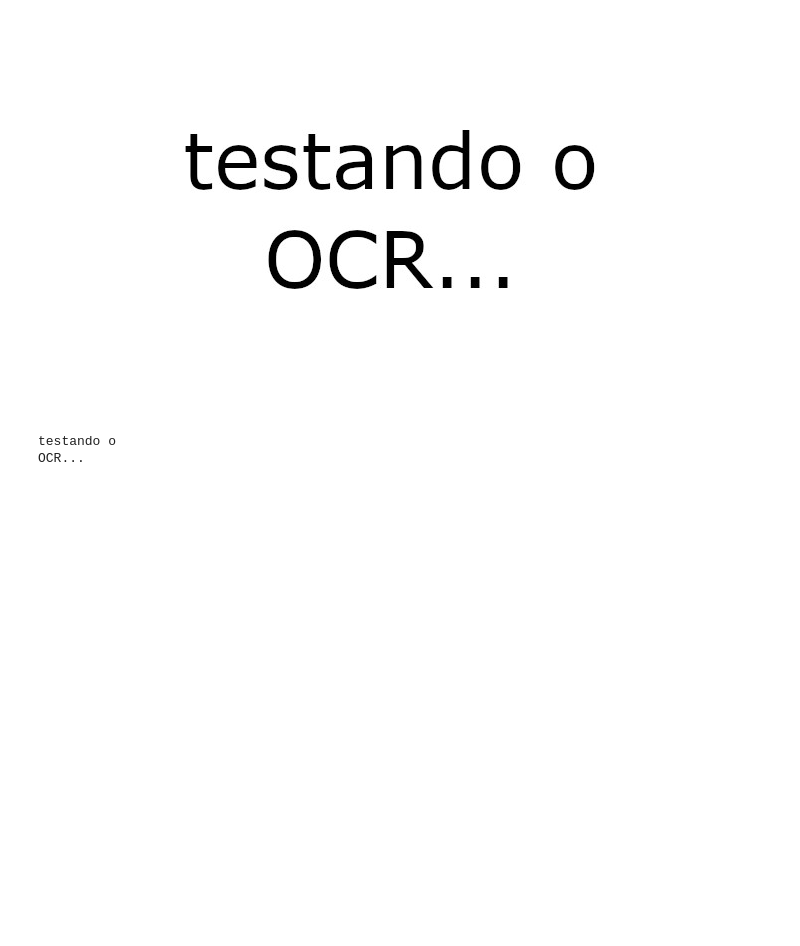
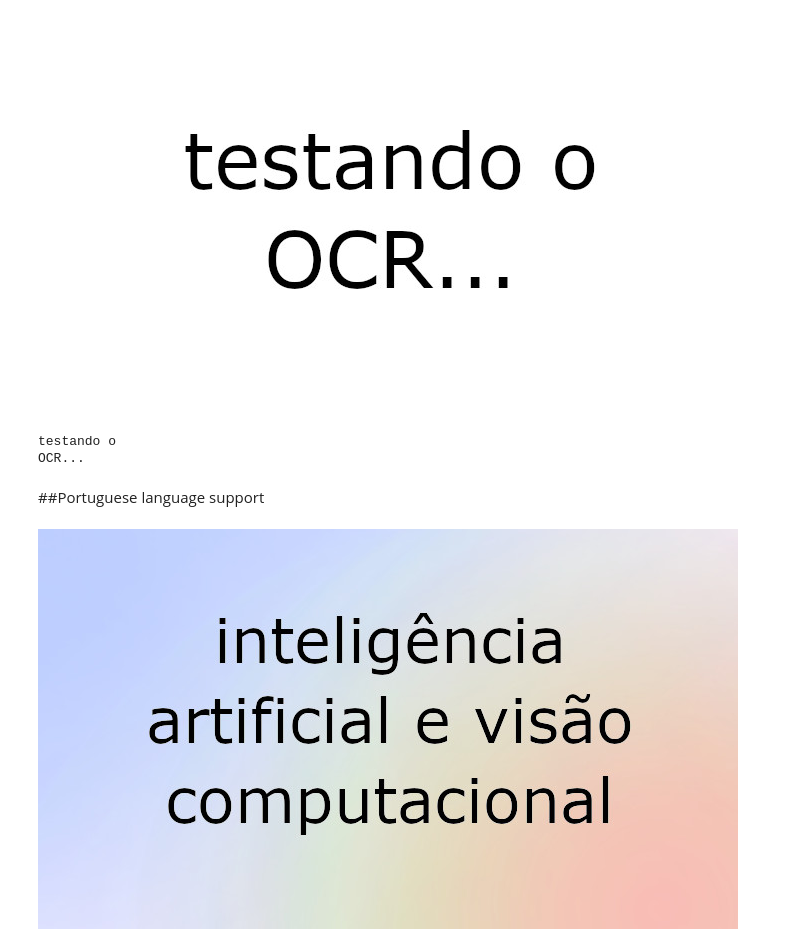
Before and after one commit to pedro162/computer_vision, a Jupyter notebook: ocr_and_tesseract_.ipynb, the cells around one changed output. Drawn from its saved outputs; the diff is of its cells as text; code cells hidden in the pictures; blank space fills up the shorter version.

Commit message:
Analyzing images with Portuguese text and extracting it using Tesseract

```diff
--- a/ocr_and_tesseract_.ipynb
+++ b/ocr_and_tesseract_.ipynb
@@ -56,3 +56,11 @@ print(text)
 # %% [output]
 testando o
 OCR...
+# %% [markdown]
+##Portuguese language support
+# %%
+image= cv2.imread("/content/drive/MyDrive/arquivos_curos_visao_computacional/drive-download-20230813T171824Z-001/Images/teste02.jpg")
+# %%
+cv2_imshow(image)
+# %% [output]
+[figure, added]
```
Also changed, not shown: parts of 14 cells of this notebook.
